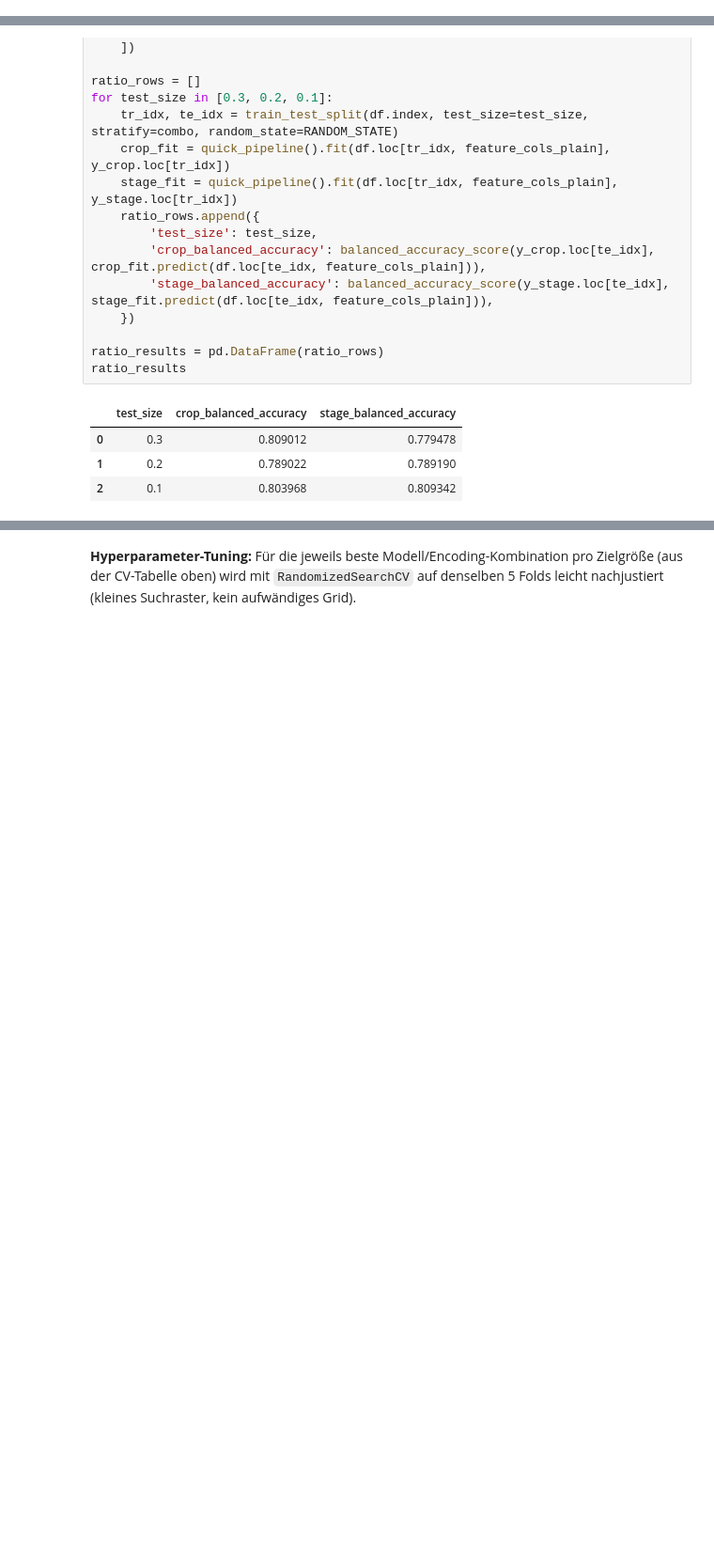
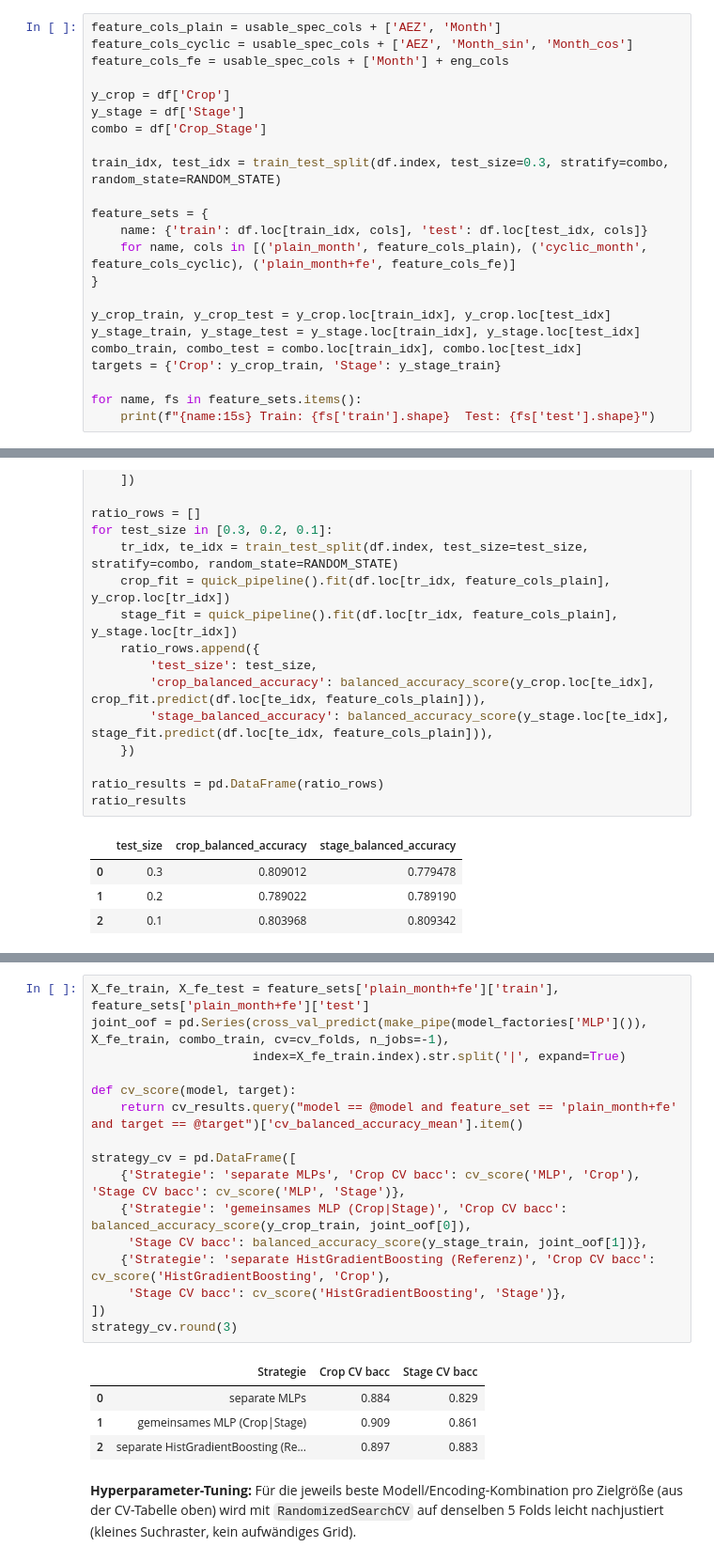
Before and after one commit to PavithV/LandwirtschaftsProjekt, a Jupyter notebook: milestone2_model.ipynb, the cells around one changed output, grey strips where cells are left out. Shown at 94% size. Saved outputs shown, nothing was run; the diff lists cells and outputs as text; blank space fills up the shorter version.

```diff
--- a/milestone2_model.ipynb
+++ b/milestone2_model.ipynb
@@ -91,0 +136,23 @@ Train: (3913, 133)  Test: (1678, 133)
+# %%
+feature_cols_plain = usable_spec_cols + ['AEZ', 'Month']
+feature_cols_cyclic = usable_spec_cols + ['AEZ', 'Month_sin', 'Month_cos']
+feature_cols_fe = usable_spec_cols + ['Month'] + eng_cols
+
+y_crop = df['Crop']
+y_stage = df['Stage']
+combo = df['Crop_Stage']
+
+train_idx, test_idx = train_test_split(df.index, test_size=0.3, stratify=combo, random_state=RANDOM_STATE)
+
+feature_sets = {
+    name: {'train': df.loc[train_idx, cols], 'test': df.loc[test_idx, cols]}
+    for name, cols in [('plain_month', feature_cols_plain), ('cyclic_month', feature_cols_cyclic), ('plain_month+fe', feature_cols_fe)]
+}
+
+y_crop_train, y_crop_test = y_crop.loc[train_idx], y_crop.loc[test_idx]
+y_stage_train, y_stage_test = y_stage.loc[train_idx], y_stage.loc[test_idx]
+combo_train, combo_test = combo.loc[train_idx], combo.loc[test_idx]
+targets = {'Crop': y_crop_train, 'Stage': y_stage_train}
+
+for name, fs in feature_sets.items():
+    print(f"{name:15s} Train: {fs['train'].shape}  Test: {fs['test'].shape}")
@@ -165,2 +268,23 @@ cv_results
+# %%
+X_fe_train, X_fe_test = feature_sets['plain_month+fe']['train'], feature_sets['plain_month+fe']['test']
+joint_oof = pd.Series(cross_val_predict(make_pipe(model_factories['MLP']()), X_fe_train, combo_train, cv=cv_folds, n_jobs=-1),
+                      index=X_fe_train.index).str.split('|', expand=True)
+
+def cv_score(model, target):
+    return cv_results.query("model == @model and feature_set == 'plain_month+fe' and target == @target")['cv_balanced_accuracy_mean'].item()
+
+strategy_cv = pd.DataFrame([
+    {'Strategie': 'separate MLPs', 'Crop CV bacc': cv_score('MLP', 'Crop'), 'Stage CV bacc': cv_score('MLP', 'Stage')},
+    {'Strategie': 'gemeinsames MLP (Crop|Stage)', 'Crop CV bacc': balanced_accuracy_score(y_crop_train, joint_oof[0]),
+     'Stage CV bacc': balanced_accuracy_score(y_stage_train, joint_oof[1])},
+    {'Strategie': 'separate HistGradientBoosting (Referenz)', 'Crop CV bacc': cv_score('HistGradientBoosting', 'Crop'),
+     'Stage CV bacc': cv_score('HistGradientBoosting', 'Stage')},
+])
+strategy_cv.round(3)
+# %% [output]
+|  | Strategie | Crop CV bacc | Stage CV bacc |
+| 0 | separate MLPs | 0.884 | 0.829 |
+| 1 | gemeinsames MLP (Crop|Stage) | 0.909 | 0.861 |
+| 2 | separate HistGradientBoosting (Re... | 0.897 | 0.883 |
 # %% [markdown]
 **Hyperparameter-Tuning:** Für die jeweils beste Modell/Encoding-Kombination pro Zielgröße (aus der CV-Tabelle oben) wird mit `RandomizedSearchCV` auf denselben 5 Folds leicht nachjustiert (kleines Suchraster, kein aufwändiges Grid).
```
Also changed, not shown: parts of 23 cells of this notebook, 2 other files.
